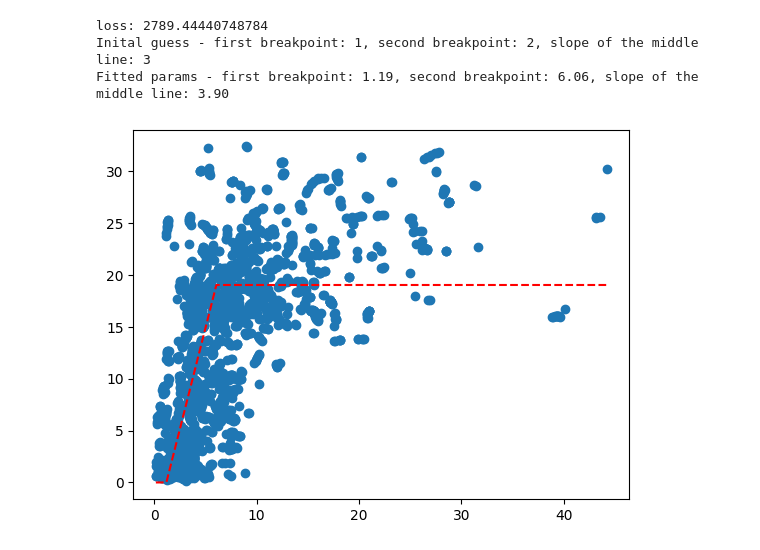
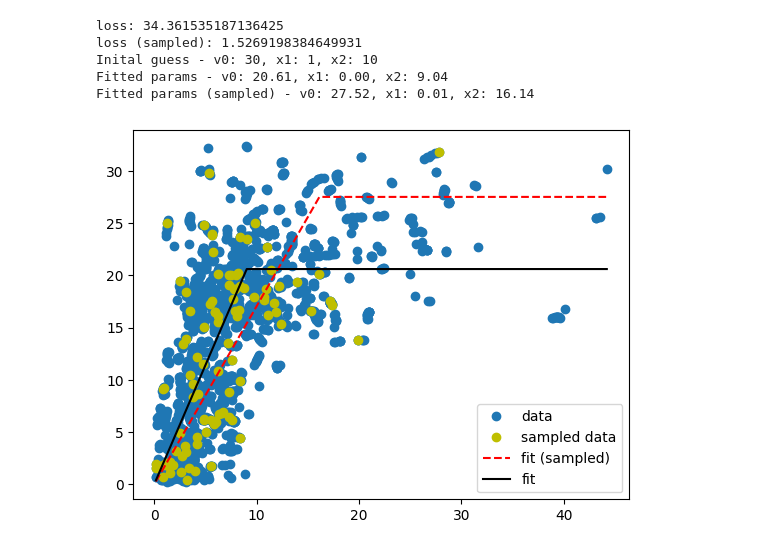
Before and after one commit to semink/fit-piecewise-linear-python, a Jupyter notebook: notebook.ipynb, the cells around one changed output. Cells and saved outputs as stored; diff of their text form; code cells hidden in the pictures.

Commit message:
function is more elegant. fit to sampled data.

```diff
--- a/notebook.ipynb
+++ b/notebook.ipynb
@@ -5,45 +5,55 @@ import scipy
 import pandas as pd
 # %%
 # define a piecewise function
-def f(x, a, b, c):
-    # a: first breakpoint
-    # b: second breakpoint
-    # c: slope of the middle line
-    y = np.zeros_like(x)
-    y[x < a] = 0
-    y[np.logical_and(x >= a, x < b)] = c * (x[np.logical_and(x >= a, x < b)] - a)
-    y[x >= b] = c * (b - a)
+def f(x, v0, x1, x2):
+    # v0: desired (or maximal) speed
+    # x1: first breakpoint
+    # x2: second breakpoint
+    y = np.minimum(v0, np.maximum(0, v0*(x-x1)/(x2-x1)))
     return y
 
-def loss(x, y, a, b, c, power=2):
-    return np.sum(np.abs((y - f(x, a, b, c)))**power)
+def loss(x, y, v0, x1, x2, power=2):
+    return np.sum(np.abs((y - f(x, v0, x1, x2)))**power)/len(x)
 # %%
 # import csv data
-df = pd.read_csv('data.csv').sort_values(by=['gap'])
+df = pd.read_csv('data.csv')
 df = df.set_index('gap')
 
 x = df.index.values
 y = df['speed'].values
 
 # set the bounds
 bounds = [[0, np.inf], [0, np.inf], [0, np.inf]]
 
+# random sampling
+n_samples = 100
+x_samples = x[np.random.randint(0, len(x), n_samples)]
+y_samples = df.loc[x_samples]['speed'].values
+
 # fit the data
-initial_guess = [1,2,3]
-res = scipy.optimize.minimize(lambda params: loss(x,y, *params, power=0.1), x0=initial_guess, bounds=bounds)
+initial_guess = [30,1,10]
+res_sampled = scipy.optimize.minimize(lambda params: loss(x_samples,y_samples, *params, power=.3), x0=initial_guess, bounds=bounds)
+res = scipy.optimize.minimize(lambda params: loss(x,y, *params, power=2), x0=initial_guess, bounds=bounds)
 
 # print the result
-params_descriptions = ['first breakpoint', 'second breakpoint', 'slope of the middle line']
+params_descriptions = ['v0', 'x1', 'x2']
 print(f'loss: {res.fun}')
+print(f'loss (sampled): {res_sampled.fun}')
 print('Inital guess - ' + ', '.join([f'{param}: {value}' for param, value in zip(params_descriptions, initial_guess)]))
 print('Fitted params - ' + ', '.join([f'{param}: {value:.2f}' for param, value in zip(params_descriptions, res.x)]))
+print('Fitted params (sampled) - ' + ', '.join([f'{param}: {value:.2f}' for param, value in zip(params_descriptions, res_sampled.x)]))
 
 # draw the plot
 plt.plot(x, y, 'o', label='data')
-plt.plot(x, f(x, *res.x), 'r--', label='fit')
+plt.plot(x_samples, y_samples, 'yo', label='sampled data')
+plt.plot(np.sort(x), f(np.sort(x), *res_sampled.x), 'r--', label='fit (sampled)')
+plt.plot(np.sort(x), f(np.sort(x), *res.x), 'k-', label='fit')
+plt.legend(loc="lower right")
 plt.show()
 # %% [output]
-loss: 2789.44440748784
-Inital guess - first breakpoint: 1, second breakpoint: 2, slope of the middle line: 3
-Fitted params - first breakpoint: 1.19, second breakpoint: 6.06, slope of the middle line: 3.90
+loss: 34.361535187136425
+loss (sampled): 1.5269198384649931
+Inital guess - v0: 30, x1: 1, x2: 10
+Fitted params - v0: 20.61, x1: 0.00, x2: 9.04
+Fitted params (sampled) - v0: 27.52, x1: 0.01, x2: 16.14
-[figure, old version]
+[figure, new version]
```
